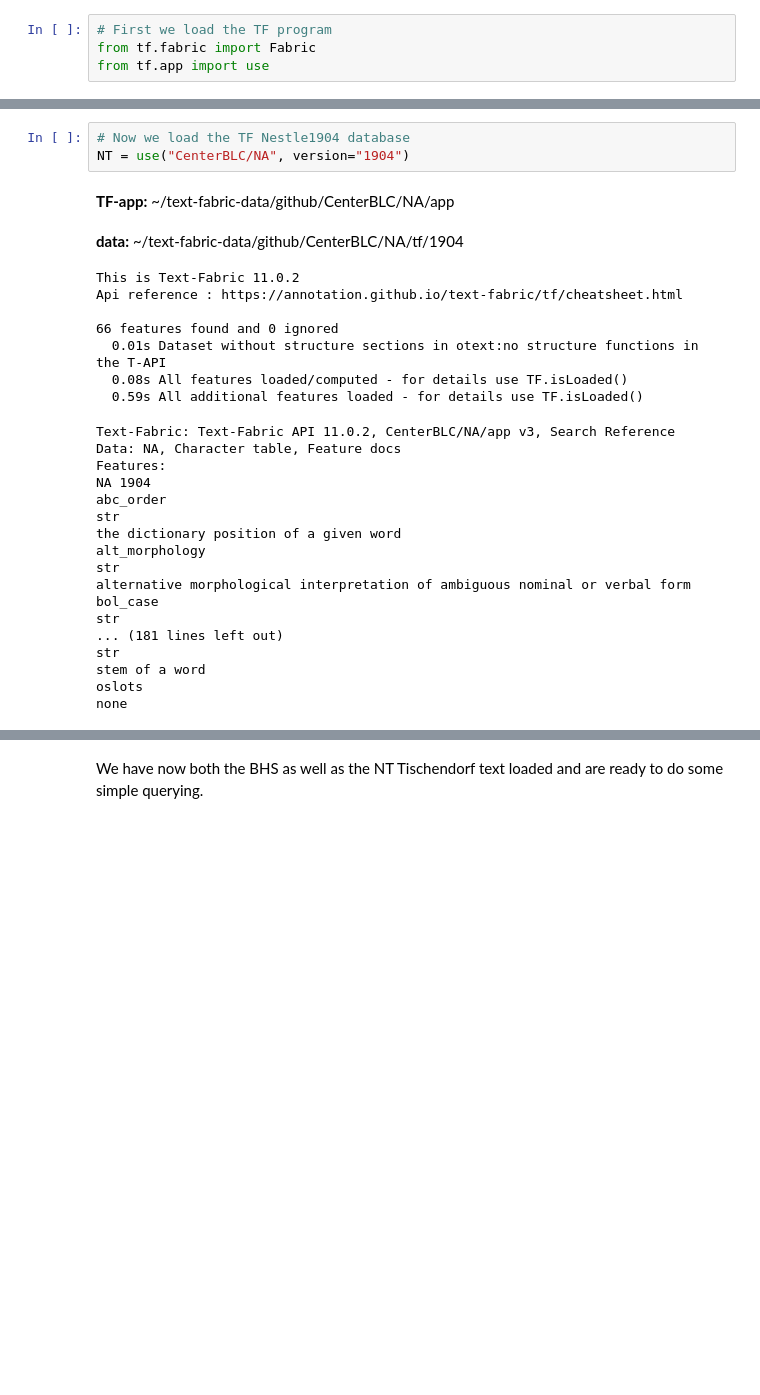
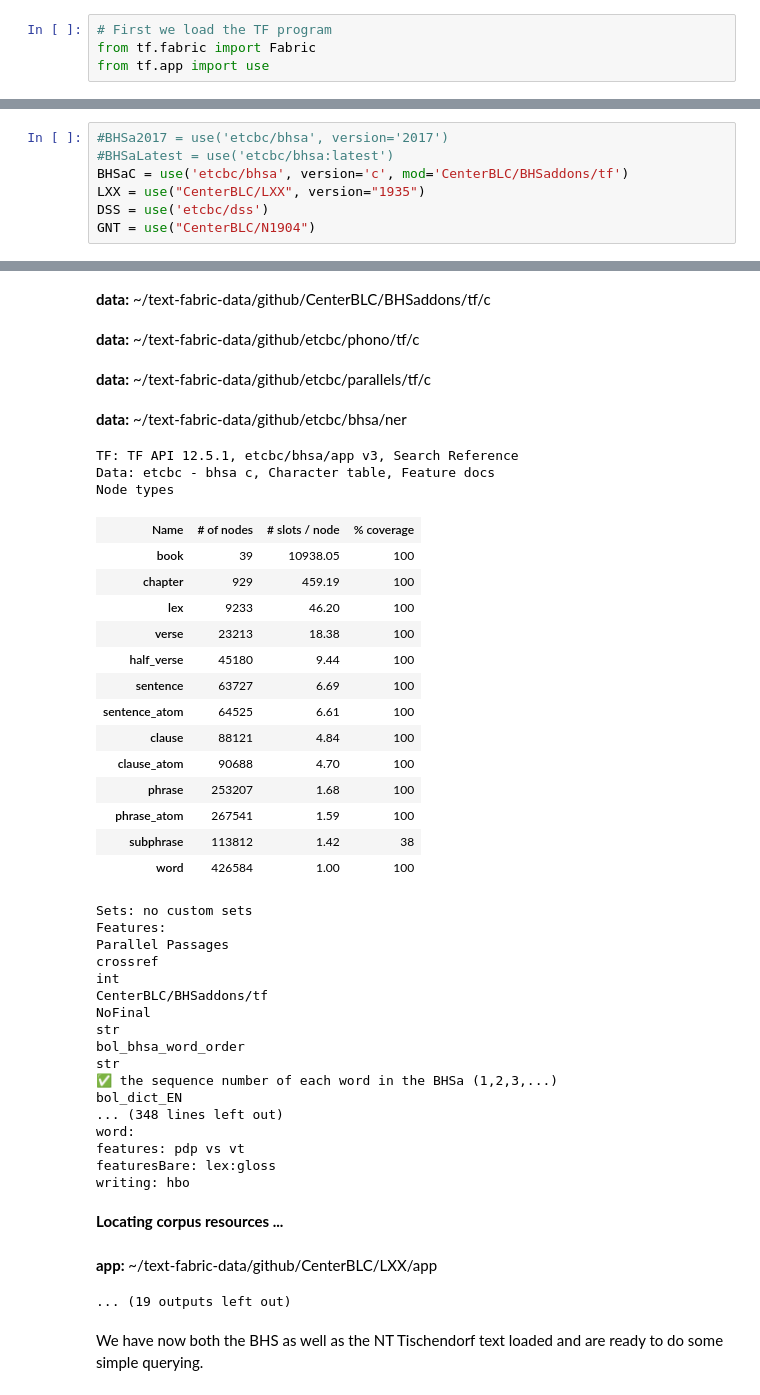
Before and after one commit to oliverglanz/Text-Fabric, a Jupyter notebook: Research-Workshop-Series/0200_PhD-Workshop_TF_002_jupyter-notebooks-intro.ipynb, the cells around one changed output, grey strips where cells are left out. Saved outputs shown, nothing was run; the diff lists cells and outputs as text; blank space fills up the shorter version.

```diff
--- a/Research-Workshop-Series/0200_PhD-Workshop_TF_002_jupyter-notebooks-intro.ipynb
+++ b/Research-Workshop-Series/0200_PhD-Workshop_TF_002_jupyter-notebooks-intro.ipynb
@@ -75,30 +89,8 @@ str
-# %%
-# Now we load the TF Nestle1904 database
-NT = use("CenterBLC/NA", version="1904")
-# %% [output]
-TF-app: ~/text-fabric-data/github/CenterBLC/NA/app
-data: ~/text-fabric-data/github/CenterBLC/NA/tf/1904
-This is Text-Fabric 11.0.2
-Api reference : https://annotation.github.io/text-fabric/tf/cheatsheet.html
-
-66 features found and 0 ignored
-  0.01s Dataset without structure sections in otext:no structure functions in the T-API
-  0.08s All features loaded/computed - for details use TF.isLoaded()
-  0.59s All additional features loaded - for details use TF.isLoaded()
-Text-Fabric: Text-Fabric API 11.0.2, CenterBLC/NA/app v3, Search Reference
-Data: NA, Character table, Feature docs
-Features:
-NA 1904
-abc_order
-str
-the dictionary position of a given word
-alt_morphology
-str
-alternative morphological interpretation of ambiguous nominal or verbal form
-bol_case
-str
-... (181 lines left out)
-str
-stem of a word
-oslots
-none
+# %%
+#BHSa2017 = use('etcbc/bhsa', version='2017')
+#BHSaLatest = use('etcbc/bhsa:latest')
+BHSaC = use('etcbc/bhsa', version='c', mod='CenterBLC/BHSaddons/tf')
+LXX = use("CenterBLC/LXX", version="1935")
+DSS = use('etcbc/dss')
+GNT = use("CenterBLC/N1904")
+# %% [output]
@@ -105,2 +100,43 @@ none
+data: ~/text-fabric-data/github/CenterBLC/BHSaddons/tf/c
+data: ~/text-fabric-data/github/etcbc/phono/tf/c
+data: ~/text-fabric-data/github/etcbc/parallels/tf/c
+data: ~/text-fabric-data/github/etcbc/bhsa/ner
+TF: TF API 12.5.1, etcbc/bhsa/app v3, Search Reference
+Data: etcbc - bhsa c, Character table, Feature docs
+Node types
+| Name | # of nodes | # slots / node | % coverage |
+| book | 39 | 10938.05 | 100 |
+| chapter | 929 | 459.19 | 100 |
+| lex | 9233 | 46.20 | 100 |
+| verse | 23213 | 18.38 | 100 |
+| half_verse | 45180 | 9.44 | 100 |
+| sentence | 63727 | 6.69 | 100 |
+| sentence_atom | 64525 | 6.61 | 100 |
+| clause | 88121 | 4.84 | 100 |
+| clause_atom | 90688 | 4.70 | 100 |
+| phrase | 253207 | 1.68 | 100 |
+| phrase_atom | 267541 | 1.59 | 100 |
+| subphrase | 113812 | 1.42 | 38 |
+| word | 426584 | 1.00 | 100 |
+Sets: no custom sets
+Features:
+Parallel Passages
+crossref
+int
+CenterBLC/BHSaddons/tf
+NoFinal
+str
+bol_bhsa_word_order
+str
+✅ the sequence number of each word in the BHSa (1,2,3,...)
+bol_dict_EN
+... (348 lines left out)
+word:
+features: pdp vs vt
+featuresBare: lex:gloss
+writing: hbo
+**Locating corpus resources ...**
+app: ~/text-fabric-data/github/CenterBLC/LXX/app
+... (19 outputs left out)
 # %% [markdown]
 We have now both the BHS as well as the NT Tischendorf text loaded and are ready to do some simple querying.
```
Also changed, not shown: parts of 23 cells of this notebook, 1 other file.
